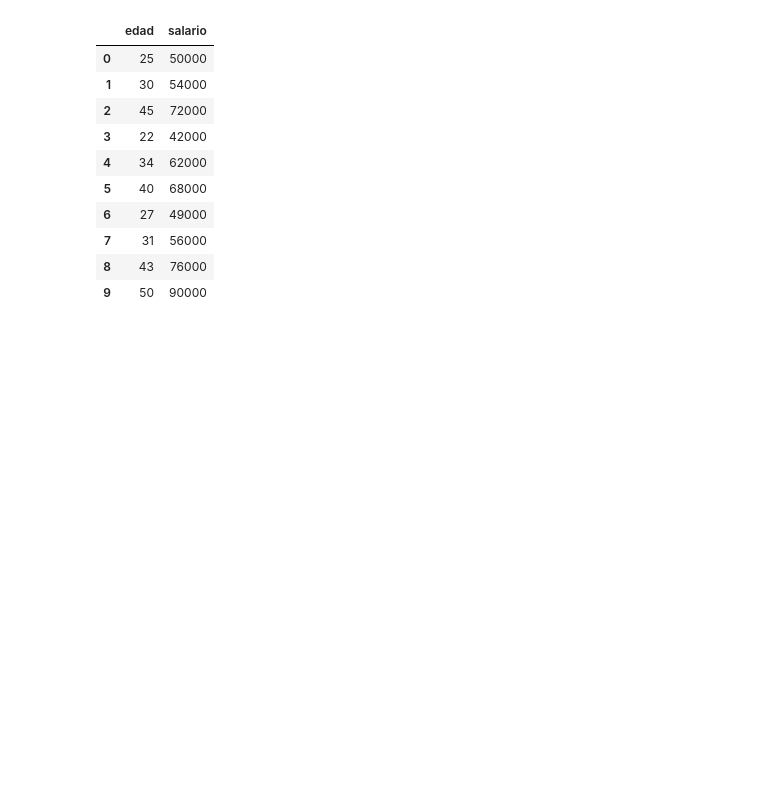
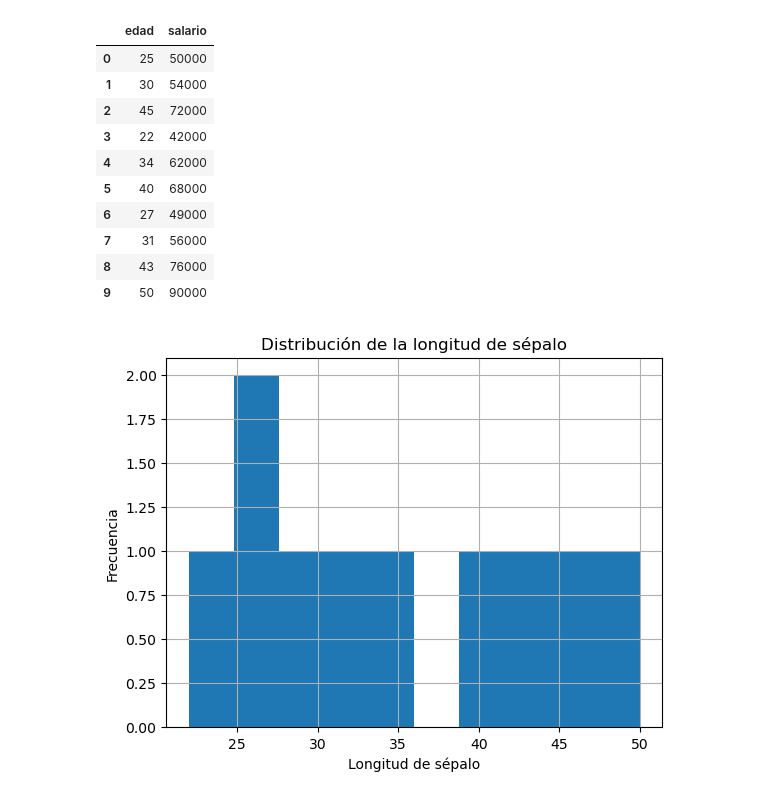
Before and after one commit to Fernandojbf123/Course_Data_Science, a Jupyter notebook: 11/Practica11.ipynb, the cells around one changed output. Saved outputs shown, nothing was run; the diff lists cells and outputs as text; code cells hidden in the pictures; blank space fills up the shorter version.

```diff
--- a/11/Practica.ipynb
+++ b/11/Practica11.ipynb
@@ -118,3 +120,11 @@ dfnew
 | 7 | 31 | 56000 |
 | 8 | 43 | 76000 |
 | 9 | 50 | 90000 |
+# %%
+plt.hist(datos["edad"])
+plt.title("Distribución de la longitud de sépalo")
+plt.xlabel("Longitud de sépalo")
+plt.ylabel("Frecuencia")
+plt.grid(True)
+# %% [output]
+[figure, added]
```
Also changed, not shown: parts of 3 cells of this notebook, 13 other files.
